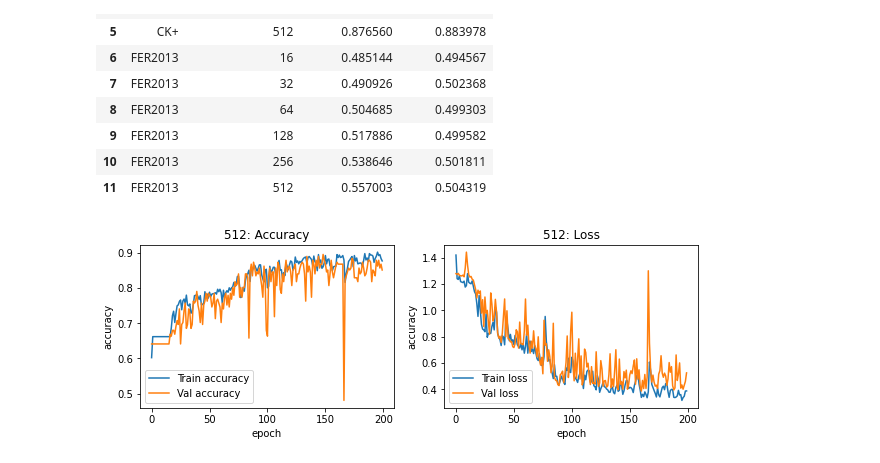
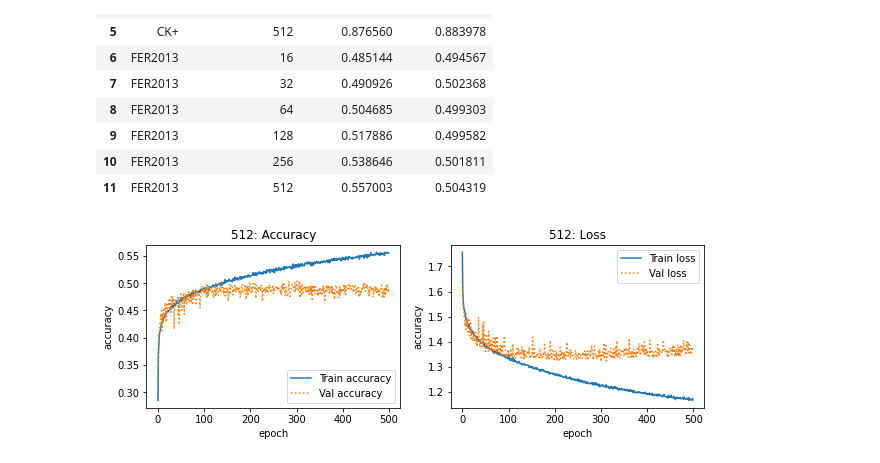
Before and after one commit to rachung2510/FYP70_SocialRobot, a Jupyter notebook: EmotionRecognition/training/model_torch_FCNN.ipynb, the cells around one changed output. Cells and saved outputs as stored; diff of their text form; code cells hidden in the pictures.

Commit message:
plot dotted graphs

```diff
--- a/EmotionRecognition/training/model_torch_FCNN.ipynb
+++ b/EmotionRecognition/training/model_torch_FCNN.ipynb
@@ -219,7 +219,7 @@ def plot_accuracies(history):
     train_accs = [x['train_acc'] for x in history]
     val_accs = [x['test_acc'] for x in history]
     plt.plot(train_accs, label='Train accuracy')
-    plt.plot(val_accs, label='Val accuracy')
+    plt.plot(val_accs, ':', label='Val accuracy')
     plt.xlabel('epoch')
     plt.ylabel('accuracy')
     plt.legend()
@@ -233,7 +233,7 @@ def plot_losses(history):
     train_losses = [x['train_loss'] for x in history]
     val_losses = [x['test_loss'] for x in history]
     plt.plot(train_losses, label='Train loss')
-    plt.plot(val_losses, label='Val loss')
+    plt.plot(val_losses, ':', label='Val loss')
     plt.xlabel('epoch')
     plt.ylabel('accuracy')
     plt.legend()
@@ -514,15 +514,19 @@ display(eval_df)
 | 10 | FER2013 | 256 | 0.538646 | 0.501811 |
 | 11 | FER2013 | 512 | 0.557003 | 0.504319 |
 # %%
+hls = 512
+model_path = '../models/FCNN_state_dicts/fer/'
+state = torch.load(model_path + 'FCNN_norm_%d.pt'%hls, map_location='cpu')
+
 fig = plt.figure(figsize=(10,3))
 
-history = state512['history']
+history = state['history']
 fig.add_subplot(1, 2, 1)
 plot_accuracies(history)
-plt.title('512: Accuracy')
+plt.title('%d: Accuracy' % hls)
 fig.add_subplot(1, 2, 2)
 plot_losses(history)
-plt.title('512: Loss')
+plt.title('%d: Loss' % hls)
 plt.show()
 # %% [output]
-[figure, old version]
+[figure, new version]
```
Also changed, not shown: 1 other file.
